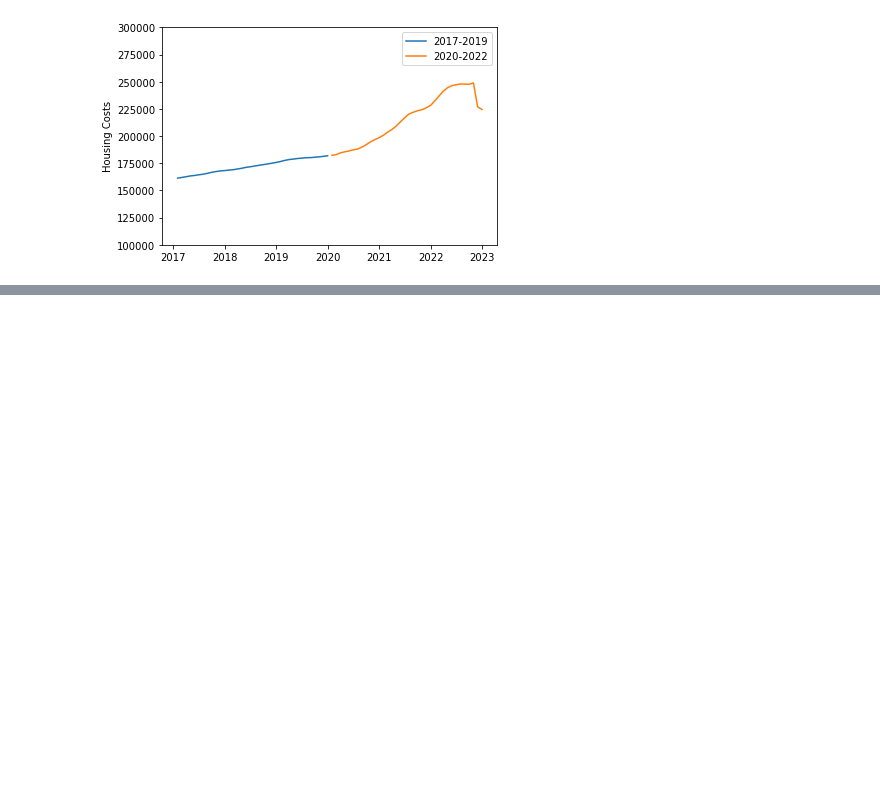
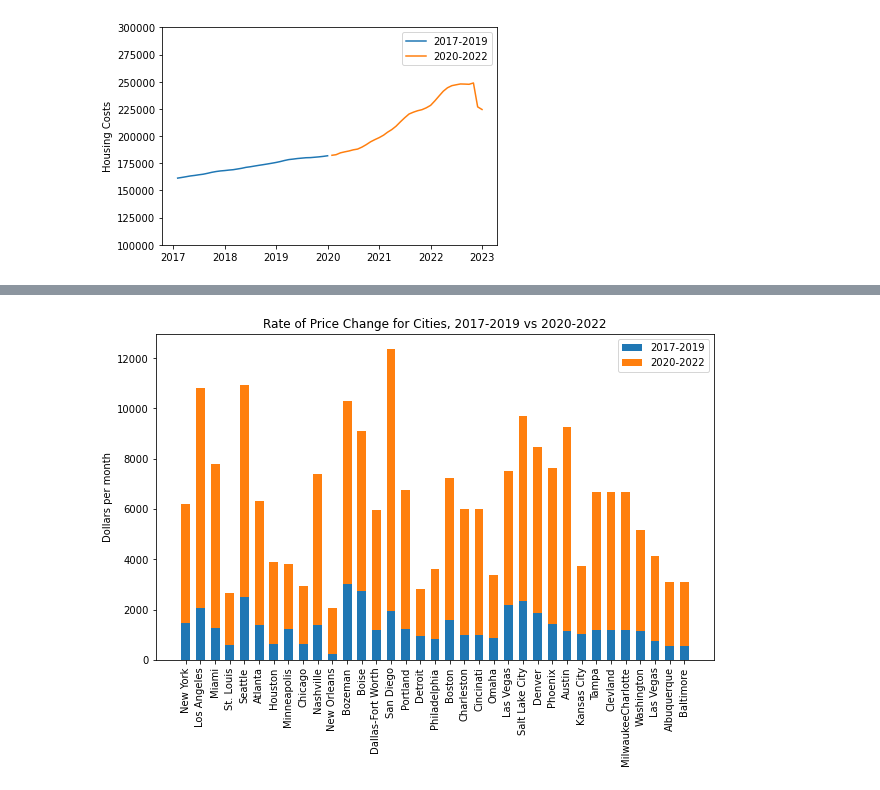
Before and after one commit to edshanks/Analyzing-the-Effects-of-COVID-on-the-American-Real-Estate-Market, a Jupyter notebook: Zillow_Starter.ipynb, the cells around one changed output, grey strips where cells are left out. Saved outputs shown, nothing was run; the diff lists cells and outputs as text; code cells hidden in the pictures; blank space fills up the shorter version.

```diff
--- a/Zillow_Starter.ipynb
+++ b/Zillow_Starter.ipynb
@@ -354,0 +367,30 @@ plt.show()
+# %%
+# create the figure and axis objects
+fig, ax = plt.subplots(figsize=(10,6))
+#fig, ax = plt.subplots()
+
+# create the bar chart for 2017-2019 data
+ax.bar(price_change.index, price_change['Rate of price change 2017-2019 (dollars/month)'], label='2017-2019', width=0.6)
+
+# create the bar chart for 2020-2022 data and stack it on top of the first bar chart
+ax.bar(price_change.index, price_change['Rate of price change 2020-2022 (dollars/month)'], bottom=price_change['Rate of price change 2017-2019 (dollars/month)'], label='2020-2022', width=0.6)
+
+# set the y-axis label
+ax.set_ylabel('Dollars per month')
+
+# set the x-axis tick labels to the index of the price_change dataframe
+ax.set_xticklabels(price_change.index, rotation=90)
+
+# add a legend to the plot
+ax.legend()
+
+# set the title of the plot
+plt.title('Rate of Price Change for Cities, 2017-2019 vs 2020-2022')
+
+# remove the labels in the middle of the chart
+#plt.xticks([])
+
+# show the plot
+plt.show()
+# %% [output]
+[figure, added]
```
Also changed, not shown: parts of 5 cells of this notebook.
